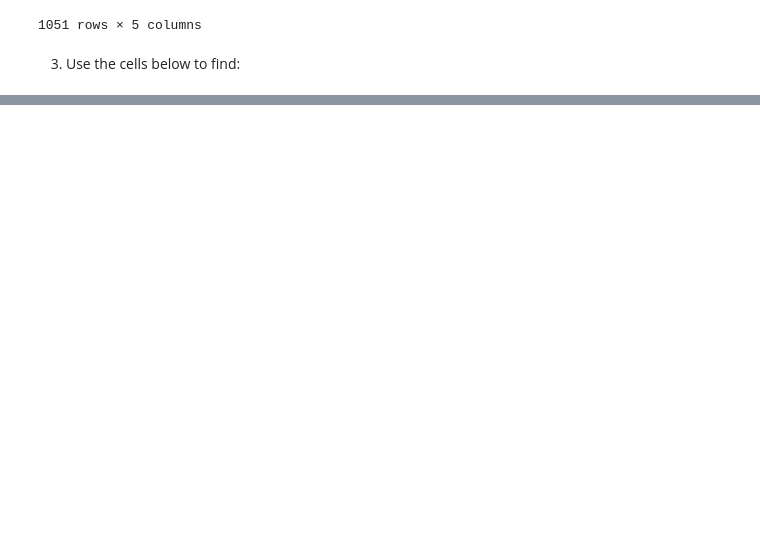
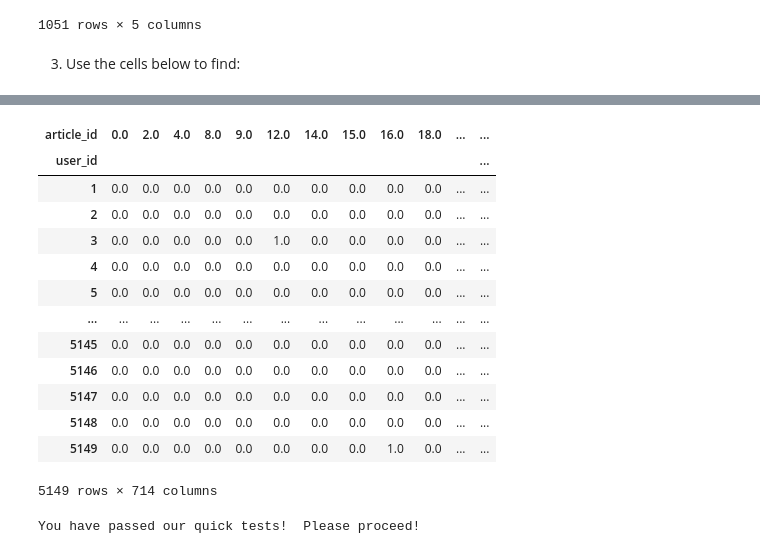
Before and after one commit to Izziboi/IBM-Recommendation, a Jupyter notebook: ibm_recommend.ipynb, the cells around one changed output, grey strips where cells are left out. Saved outputs shown, nothing was run; the diff lists cells and outputs as text; code cells hidden in the pictures; blank space fills up the shorter version.

```diff
--- a/ibm_recommend.ipynb
+++ b/ibm_recommend.ipynb
@@ -514,0 +691,47 @@ NameError: name 'user_article_interactions' is not defined
+# %%
+# create the user-article matrix with 1's and 0's
+
+def create_user_item_matrix(df):
+    '''
+    INPUT:
+    df - pandas dataframe with article_id, title, user_id columns
+
+    OUTPUT:
+    user_item - user item matrix
+
+    Description:
+    Return a matrix with user ids as rows and article ids on the columns with 1 values where a user interacted with
+    an article and a 0 otherwise
+    '''
+    # Fill in the function here
+    df['access'] = 1
+    user_group = df.groupby(['user_id', 'article_id'])['access'].max()
+    user_item = user_group.unstack()
+    user_item.fillna(0, inplace=True)
+    return user_item # return the user_item matrix
+
+user_item = create_user_item_matrix(df)
+user_item
+# %% [output]
+| article_id | 0.0 | 2.0 | 4.0 | 8.0 | 9.0 | 12.0 | 14.0 | 15.0 | 16.0 | 18.0 | ... | ... |
+| user_id |  |  |  |  |  |  |  |  |  |  |  | ... |
+| 1 | 0.0 | 0.0 | 0.0 | 0.0 | 0.0 | 0.0 | 0.0 | 0.0 | 0.0 | 0.0 | ... | ... |
+| 2 | 0.0 | 0.0 | 0.0 | 0.0 | 0.0 | 0.0 | 0.0 | 0.0 | 0.0 | 0.0 | ... | ... |
+| 3 | 0.0 | 0.0 | 0.0 | 0.0 | 0.0 | 1.0 | 0.0 | 0.0 | 0.0 | 0.0 | ... | ... |
+| 4 | 0.0 | 0.0 | 0.0 | 0.0 | 0.0 | 0.0 | 0.0 | 0.0 | 0.0 | 0.0 | ... | ... |
+| 5 | 0.0 | 0.0 | 0.0 | 0.0 | 0.0 | 0.0 | 0.0 | 0.0 | 0.0 | 0.0 | ... | ... |
+| ... | ... | ... | ... | ... | ... | ... | ... | ... | ... | ... | ... | ... |
+| 5145 | 0.0 | 0.0 | 0.0 | 0.0 | 0.0 | 0.0 | 0.0 | 0.0 | 0.0 | 0.0 | ... | ... |
+| 5146 | 0.0 | 0.0 | 0.0 | 0.0 | 0.0 | 0.0 | 0.0 | 0.0 | 0.0 | 0.0 | ... | ... |
+| 5147 | 0.0 | 0.0 | 0.0 | 0.0 | 0.0 | 0.0 | 0.0 | 0.0 | 0.0 | 0.0 | ... | ... |
+| 5148 | 0.0 | 0.0 | 0.0 | 0.0 | 0.0 | 0.0 | 0.0 | 0.0 | 0.0 | 0.0 | ... | ... |
+| 5149 | 0.0 | 0.0 | 0.0 | 0.0 | 0.0 | 0.0 | 0.0 | 0.0 | 1.0 | 0.0 | ... | ... |
+5149 rows × 714 columns
+# %%
+## Tests: You should just need to run this cell.  Don't change the code.
+assert user_item.shape[0] == 5149, "Oops!  The number of users in the user-article matrix doesn't look right."
+assert user_item.shape[1] == 714, "Oops!  The number of articles in the user-article matrix doesn't look right."
+assert user_item.sum(axis=1)[1] == 36, "Oops!  The number of articles seen by user 1 doesn't look right."
+print("You have passed our quick tests!  Please proceed!")
+# %% [output]
+You have passed our quick tests!  Please proceed!
```
Also changed, not shown: parts of 28 cells of this notebook.
